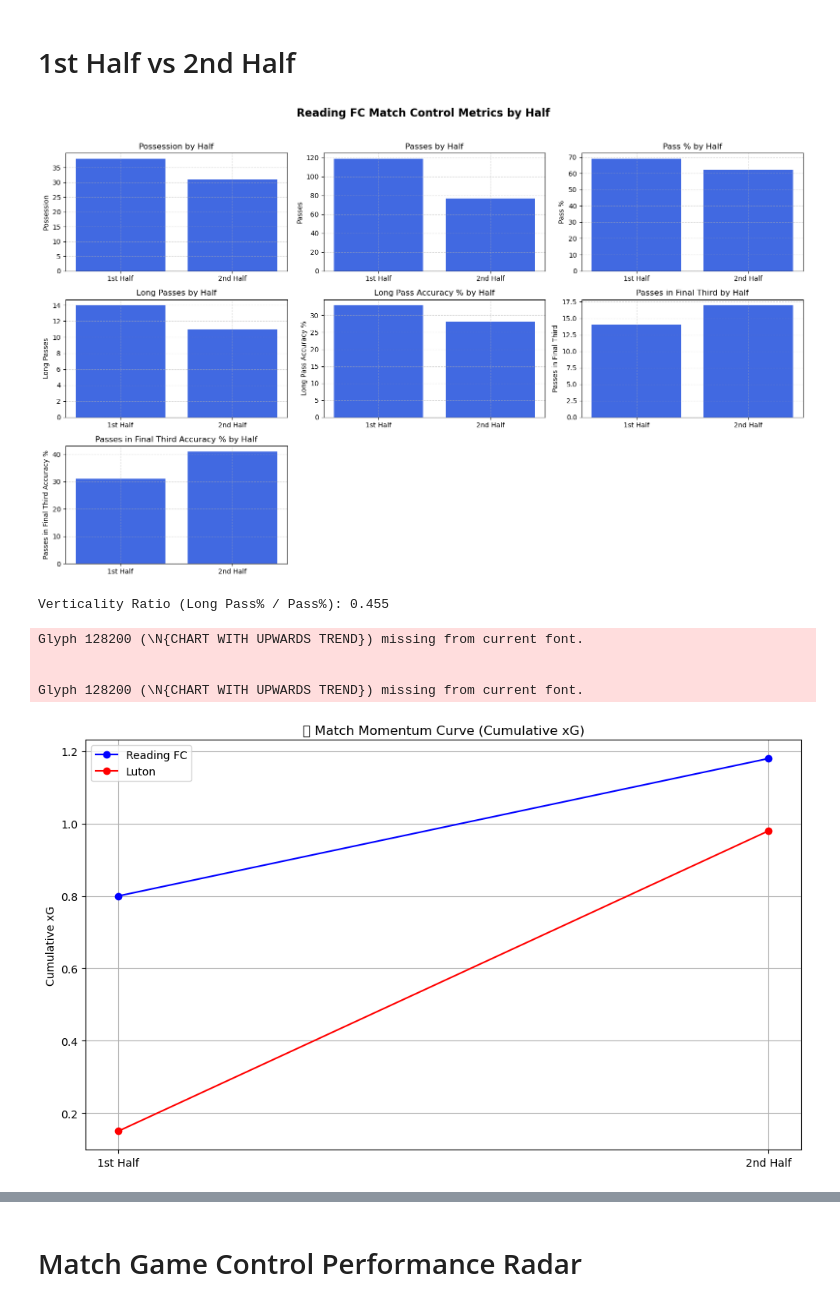
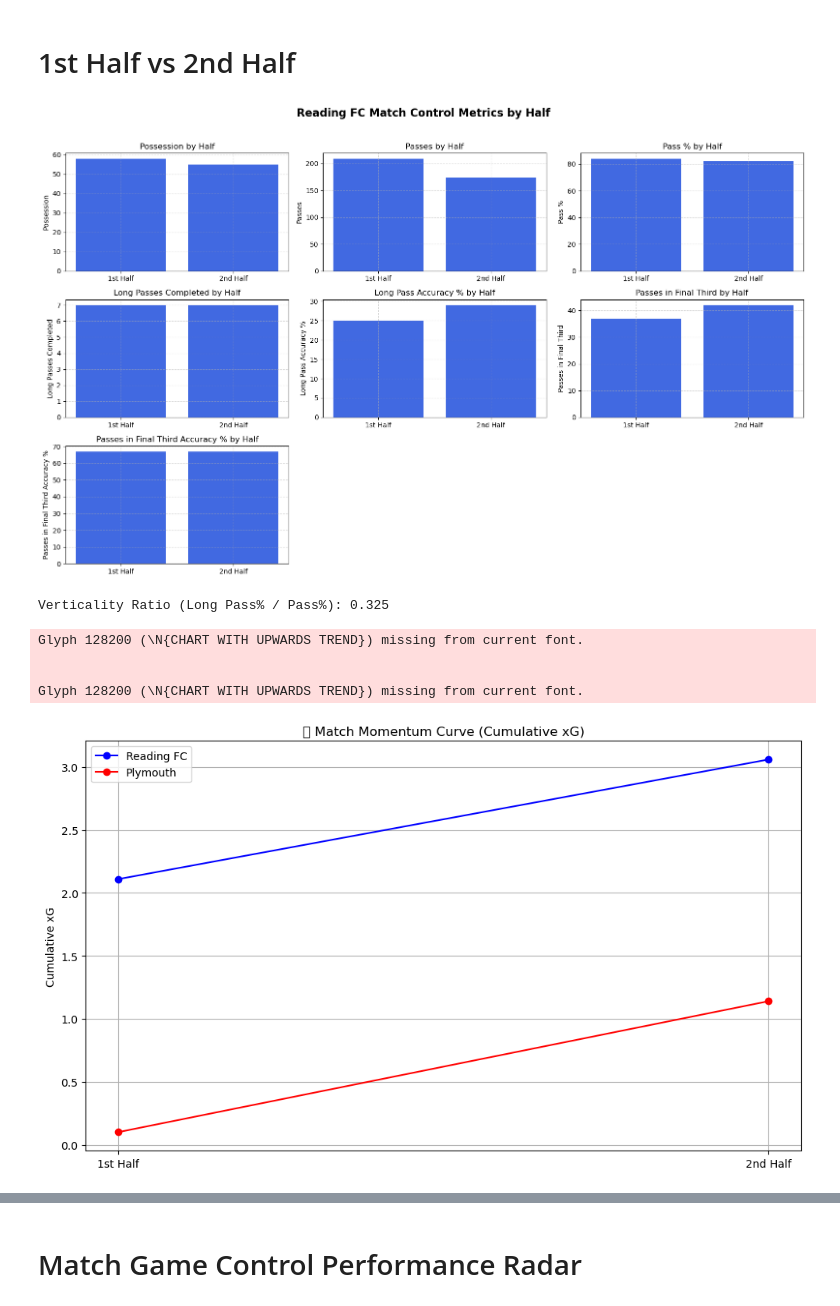
Before and after one commit to abryantgithub/Football_Analysis, a Jupyter notebook: notebooks/match-reports/Plymouth.ipynb, the cells around one changed output, grey strips where cells are left out. Saved outputs shown, nothing was run; the diff lists cells and outputs as text; code cells hidden in the pictures.

```diff
--- a/notebooks/match-reports/Plymouth.ipynb
+++ b/notebooks/match-reports/Plymouth.ipynb
@@ -22,7 +22,7 @@ import numpy as np
 df = pd.read_csv('../../data/rfc_matchdata.csv')
 
 # Filtering for correct match
-df_match = df[(df["Opponent"] == "Luton") & (df["Venue"] == "H")].reset_index(drop=True)
+df_match = df[(df["Opponent"] == "Plymouth") & (df["Venue"] == "A")].reset_index(drop=True)
 
 match = df_match.iloc[0]
 # %% [markdown]
@@ -645,39 +641,39 @@ Game control metrics include:
 # %%
 control_metrics = {
     "Possession": [match['rfc_Possession_1st'], match['rfc_Possession_2nd']],
     "Passes": [match['rfc_Passes_1st'], match['rfc_Passes_2nd']],
     "Pass %": [match['rfc_Pass%_1st'], match['rfc_Pass%_2nd']],
-    "Long Passes": [match['rfc_Long_Passes_1st'], match['rfc_Long_Passes_2nd']],
+    "Long Passes Completed": [match['rfc_Long_Passes_1st'], match['rfc_Long_Passes_2nd']],
     "Long Pass Accuracy %": [match['rfc_LongPass%_1st'], match['rfc_LongPass%_2nd']],
     "Passes in Final Third": [match['rfc_Passes_In_Final_Third_1st'], match['rfc_Passes_In_Final_Third_2nd']],
     "Passes in Final Third Accuracy %": [match['rfc_Pass_In_Final_Third%_1st'], match['rfc_Pass_In_Final_Third%_2nd']]
 }
 
 # Plotting setup:
 fig, axs = plt.subplots(3, 3, figsize=(16, 10))
 axs = axs.flatten()  # Flatten for easy indexing
 
 # Plot each metric
 for idx, (metric, values) in enumerate(control_metrics.items()):
     axs[idx].bar(['1st Half', '2nd Half'], values, color='royalblue')
     axs[idx].set_title(f"{metric} by Half")
     axs[idx].set_ylabel(metric)
     axs[idx].grid(True, linestyle='--', alpha=0.5)
 
 # Hide any unused subplots (in case of uneven grid)
 for j in range(len(control_metrics), len(axs)):
     axs[j].axis('off')
 
 plt.suptitle("Reading FC Match Control Metrics by Half", fontsize=16, weight='bold')
 plt.tight_layout(rect=[0, 0, 1, 0.96])
 plt.show()
 # %% [output]
-[figure, old version]
+[figure, new version]
 # %%
 verticality = match['rfc_LongPass%'] / match['rfc_Pass%'] if match['rfc_Pass%'] else 0
 print("Verticality Ratio (Long Pass% / Pass%):", round(verticality, 3))
 # %% [output]
-Verticality Ratio (Long Pass% / Pass%): 0.455
+Verticality Ratio (Long Pass% / Pass%): 0.325
 # %%
 import matplotlib.pyplot as plt
 
@@ -692,7 +688,7 @@ opp_cumulative = [opp_xg[0], opp_xg[0] + opp_xg[1]]
 # Plotting
 plt.figure(figsize=(10, 6))
 plt.plot([0, 1], rfc_cumulative, label='Reading FC', color='blue', marker='o')
-plt.plot([0, 1], opp_cumulative, label='Luton', color='red', marker='o')
+plt.plot([0, 1], opp_cumulative, label='Plymouth', color='red', marker='o')
 
 # Styling
 plt.xticks([0, 1], ['1st Half', '2nd Half'])
@@ -707,7 +703,7 @@ Glyph 128200 (\N{CHART WITH UPWARDS TREND}) missing from current font.
 
 
 Glyph 128200 (\N{CHART WITH UPWARDS TREND}) missing from current font.
-[figure, old version]
+[figure, new version]
 # %%
 # Custom "dominance" index (normalize components first)
 def normalize(val, max_val):
```
Also changed, not shown: parts of 31 cells of this notebook, 2 other files.
